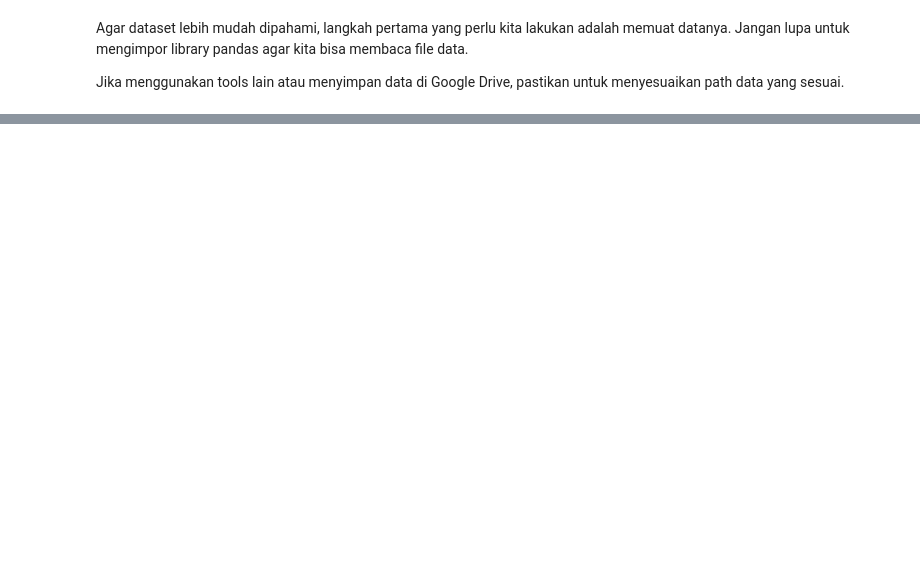
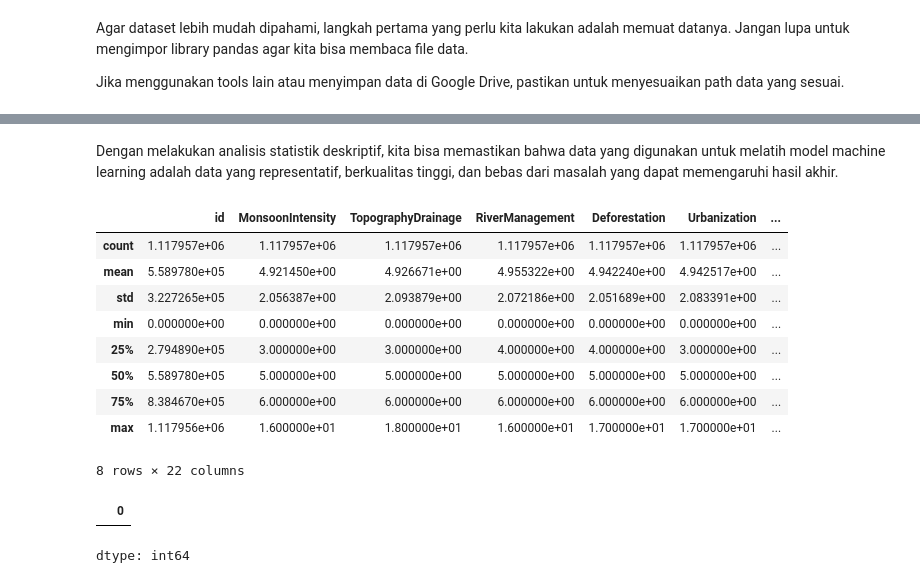
Before and after one commit to Luseat/dicoding_task_project_regession, a Jupyter notebook: dicoding_task_project_regression.ipynb, the cells around one changed output, grey strips where cells are left out. Saved outputs shown, nothing was run; the diff lists cells and outputs as text; code cells hidden in the pictures; blank space fills up the shorter version.

```diff
--- a/dicoding_task_project_regression.ipynb
+++ b/dicoding_task_project_regression.ipynb
@@ -25,0 +69,22 @@ df_train
+# %% [markdown]
+Dengan melakukan analisis statistik deskriptif, kita bisa memastikan bahwa data yang digunakan untuk melatih model machine learning adalah data yang representatif, berkualitas tinggi, dan bebas dari masalah yang dapat memengaruhi hasil akhir.
+# %%
+# Menampilkan statistik deskriptif dari dataset
+df_train.describe(include="all")
+# %% [output]
+|  | id | MonsoonIntensity | TopographyDrainage | RiverManagement | Deforestation | Urbanization | ... |
+| count | 1.117957e+06 | 1.117957e+06 | 1.117957e+06 | 1.117957e+06 | 1.117957e+06 | 1.117957e+06 | ... |
+| mean | 5.589780e+05 | 4.921450e+00 | 4.926671e+00 | 4.955322e+00 | 4.942240e+00 | 4.942517e+00 | ... |
+| std | 3.227265e+05 | 2.056387e+00 | 2.093879e+00 | 2.072186e+00 | 2.051689e+00 | 2.083391e+00 | ... |
+| min | 0.000000e+00 | 0.000000e+00 | 0.000000e+00 | 0.000000e+00 | 0.000000e+00 | 0.000000e+00 | ... |
+| 25% | 2.794890e+05 | 3.000000e+00 | 3.000000e+00 | 4.000000e+00 | 4.000000e+00 | 3.000000e+00 | ... |
+| 50% | 5.589780e+05 | 5.000000e+00 | 5.000000e+00 | 5.000000e+00 | 5.000000e+00 | 5.000000e+00 | ... |
+| 75% | 8.384670e+05 | 6.000000e+00 | 6.000000e+00 | 6.000000e+00 | 6.000000e+00 | 6.000000e+00 | ... |
+| max | 1.117956e+06 | 1.600000e+01 | 1.800000e+01 | 1.600000e+01 | 1.700000e+01 | 1.700000e+01 | ... |
+8 rows × 22 columns
+# %%
+missing_values = df_train.isnull().sum()
+missing_values[missing_values > 0]
+# %% [output]
+|  | 0 |
+dtype: int64
```
Also changed, not shown: parts of 15 cells of this notebook.
